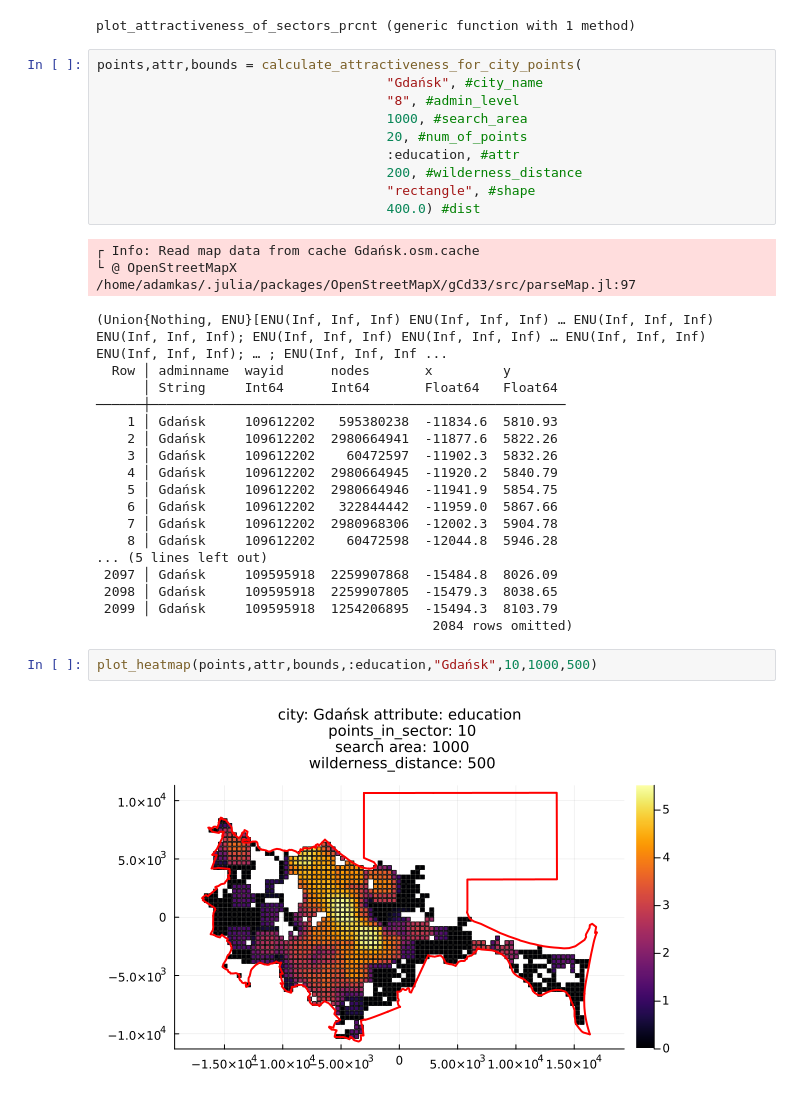
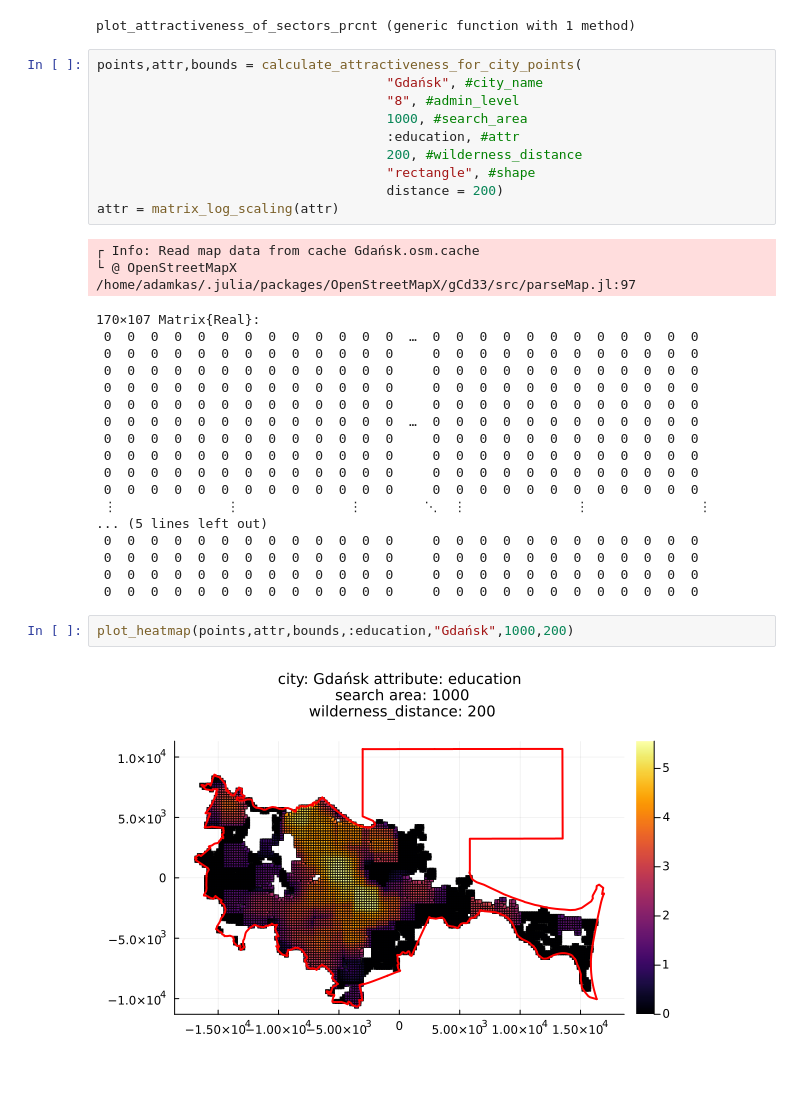
Before and after one commit to AdamKasinski/walkability_analyses, a Jupyter notebook: plot_example.ipynb, the cells around one changed output. Drawn from its saved outputs; the diff is of its cells as text.

```diff
--- a/plot_example.ipynb
+++ b/plot_example.ipynb
@@ -17,32 +17,32 @@ points,attr,bounds = calculate_attractiveness_for_city_points(
                                      "Gdańsk", #city_name
                                      "8", #admin_level
                                      1000, #search_area
-                                     20, #num_of_points
                                      :education, #attr
                                      200, #wilderness_distance
                                      "rectangle", #shape
-                                     400.0) #dist
+                                     distance = 200)
+attr = matrix_log_scaling(attr)
 # %% [output]
 ┌ Info: Read map data from cache Gdańsk.osm.cache
 └ @ OpenStreetMapX /home/adamkas/.julia/packages/OpenStreetMapX/gCd33/src/parseMap.jl:97
-(Union{Nothing, ENU}[ENU(Inf, Inf, Inf) ENU(Inf, Inf, Inf) … ENU(Inf, Inf, Inf) ENU(Inf, Inf, Inf); ENU(Inf, Inf, Inf) ENU(Inf, Inf, Inf) … ENU(Inf, Inf, Inf) ENU(Inf, Inf, Inf); … ; ENU(Inf, Inf, Inf ...
-  Row │ adminname  wayid      nodes       x         y
-      │ String     Int64      Int64       Float64   Float64
-──────┼─────────────────────────────────────────────────────
-    1 │ Gdańsk     109612202   595380238  -11834.6  5810.93
-    2 │ Gdańsk     109612202  2980664941  -11877.6  5822.26
-    3 │ Gdańsk     109612202    60472597  -11902.3  5832.26
-    4 │ Gdańsk     109612202  2980664945  -11920.2  5840.79
-    5 │ Gdańsk     109612202  2980664946  -11941.9  5854.75
-    6 │ Gdańsk     109612202   322844442  -11959.0  5867.66
-    7 │ Gdańsk     109612202  2980968306  -12002.3  5904.78
-    8 │ Gdańsk     109612202    60472598  -12044.8  5946.28
+170×107 Matrix{Real}:
+ 0  0  0  0  0  0  0  0  0  0  0  0  0  …  0  0  0  0  0  0  0  0  0  0  0  0
+ 0  0  0  0  0  0  0  0  0  0  0  0  0     0  0  0  0  0  0  0  0  0  0  0  0
+ 0  0  0  0  0  0  0  0  0  0  0  0  0     0  0  0  0  0  0  0  0  0  0  0  0
+ 0  0  0  0  0  0  0  0  0  0  0  0  0     0  0  0  0  0  0  0  0  0  0  0  0
+ 0  0  0  0  0  0  0  0  0  0  0  0  0     0  0  0  0  0  0  0  0  0  0  0  0
+ 0  0  0  0  0  0  0  0  0  0  0  0  0  …  0  0  0  0  0  0  0  0  0  0  0  0
+ 0  0  0  0  0  0  0  0  0  0  0  0  0     0  0  0  0  0  0  0  0  0  0  0  0
+ 0  0  0  0  0  0  0  0  0  0  0  0  0     0  0  0  0  0  0  0  0  0  0  0  0
+ 0  0  0  0  0  0  0  0  0  0  0  0  0     0  0  0  0  0  0  0  0  0  0  0  0
+ 0  0  0  0  0  0  0  0  0  0  0  0  0     0  0  0  0  0  0  0  0  0  0  0  0
+ ⋮              ⋮              ⋮        ⋱  ⋮              ⋮              ⋮
 ... (5 lines left out)
- 2097 │ Gdańsk     109595918  2259907868  -15484.8  8026.09
- 2098 │ Gdańsk     109595918  2259907805  -15479.3  8038.65
- 2099 │ Gdańsk     109595918  1254206895  -15494.3  8103.79
-                                           2084 rows omitted)
+ 0  0  0  0  0  0  0  0  0  0  0  0  0     0  0  0  0  0  0  0  0  0  0  0  0
+ 0  0  0  0  0  0  0  0  0  0  0  0  0     0  0  0  0  0  0  0  0  0  0  0  0
+ 0  0  0  0  0  0  0  0  0  0  0  0  0     0  0  0  0  0  0  0  0  0  0  0  0
+ 0  0  0  0  0  0  0  0  0  0  0  0  0     0  0  0  0  0  0  0  0  0  0  0  0
 # %%
-plot_heatmap(points,attr,bounds,:education,"Gdańsk",10,1000,500)
+plot_heatmap(points,attr,bounds,:education,"Gdańsk",1000,200)
 # %% [output]
-[figure, old version]
+[figure, new version]
```
Also changed, not shown: 11 other files.
